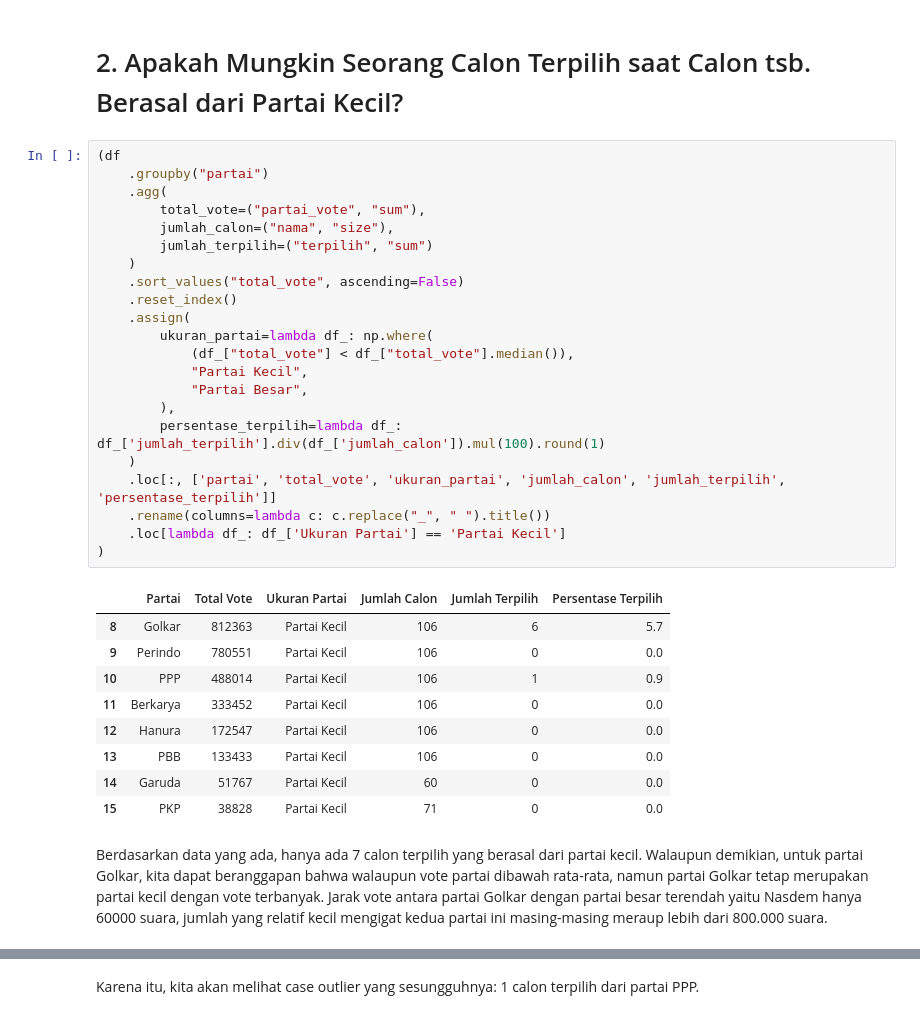
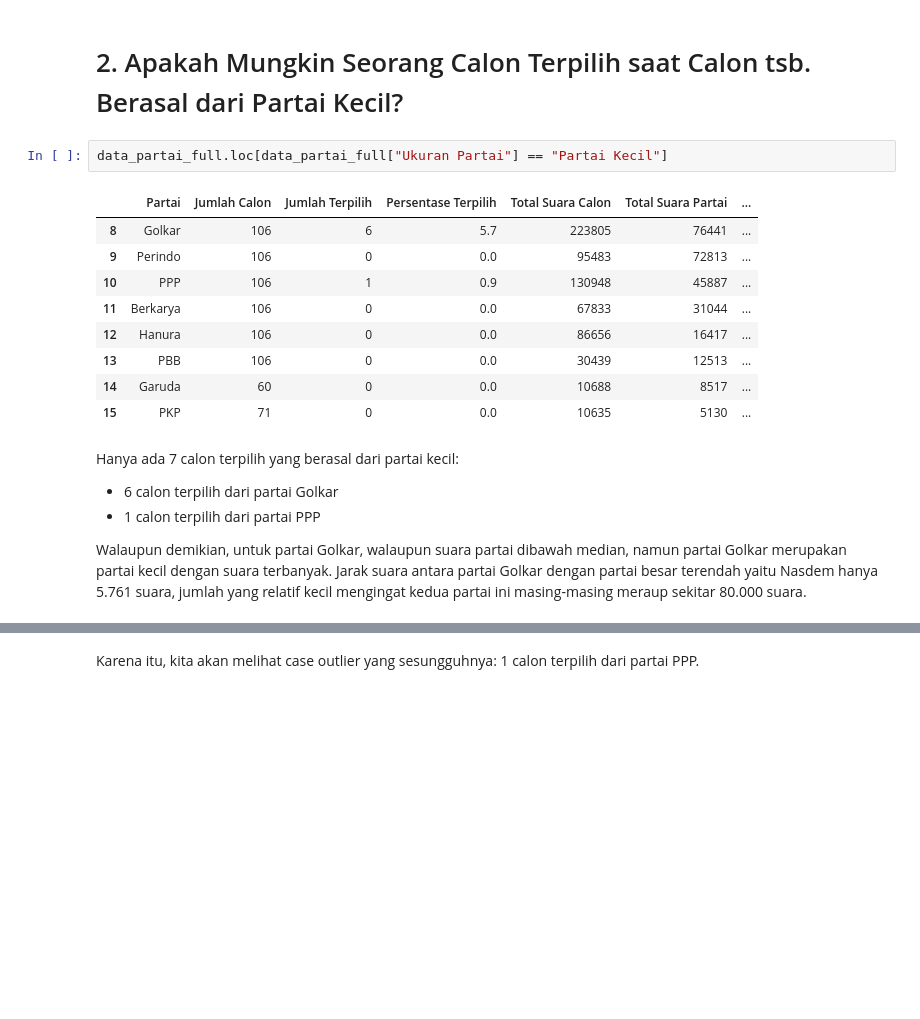
Before and after one commit to danjelito/pemilu-dki-2019, a Jupyter notebook: src/report.ipynb, the cells around one changed output, grey strips where cells are left out. Cells and saved outputs as stored; diff of their text form; blank space fills up the shorter version.

```diff
--- a/src/report.ipynb
+++ b/src/report.ipynb
@@ -257,37 +257,21 @@ Menurut temuan dari Survey Indikator Politik Indonesia dalam makalah berjudul "E
 [Referensi: Survey Indikator Politik Indonesia - Efek Popularitas Calon Legislatif Terhadap Elektabilitas Partai Jelang Pemilu 2014](https://www.indikator.co.id/uploads/20131014105703.20130730171101.INDIKATOR_Rilis_Survei_Efek_Calon_Terhadap_Partai.pdf)
 # %% [markdown]
 # 2. Apakah Mungkin Seorang Calon Terpilih saat Calon tsb. Berasal dari Partai Kecil?
-# %%
-(df
-    .groupby("partai")
-    .agg(
-        total_vote=("partai_vote", "sum"),
-        jumlah_calon=("nama", "size"),
-        jumlah_terpilih=("terpilih", "sum")
-    )
-    .sort_values("total_vote", ascending=False)
-    .reset_index()
-    .assign(
-        ukuran_partai=lambda df_: np.where(
-            (df_["total_vote"] < df_["total_vote"].median()),
-            "Partai Kecil",
-            "Partai Besar",
-        ),
-        persentase_terpilih=lambda df_: df_['jumlah_terpilih'].div(df_['jumlah_calon']).mul(100).round(1)
-    )
-    .loc[:, ['partai', 'total_vote', 'ukuran_partai', 'jumlah_calon', 'jumlah_terpilih', 'persentase_terpilih']]
-    .rename(columns=lambda c: c.replace("_", " ").title())
-    .loc[lambda df_: df_['Ukuran Partai'] == 'Partai Kecil']
-)
-# %% [output]
-|  | Partai | Total Vote | Ukuran Partai | Jumlah Calon | Jumlah Terpilih | Persentase Terpilih |
-| 8 | Golkar | 812363 | Partai Kecil | 106 | 6 | 5.7 |
-| 9 | Perindo | 780551 | Partai Kecil | 106 | 0 | 0.0 |
-| 10 | PPP | 488014 | Partai Kecil | 106 | 1 | 0.9 |
-| 11 | Berkarya | 333452 | Partai Kecil | 106 | 0 | 0.0 |
-| 12 | Hanura | 172547 | Partai Kecil | 106 | 0 | 0.0 |
-| 13 | PBB | 133433 | Partai Kecil | 106 | 0 | 0.0 |
-| 14 | Garuda | 51767 | Partai Kecil | 60 | 0 | 0.0 |
-| 15 | PKP | 38828 | Partai Kecil | 71 | 0 | 0.0 |
+# %%
+data_partai_full.loc[data_partai_full["Ukuran Partai"] == "Partai Kecil"]
+# %% [output]
+|  | Partai | Jumlah Calon | Jumlah Terpilih | Persentase Terpilih | Total Suara Calon | Total Suara Partai | ... |
+| 8 | Golkar | 106 | 6 | 5.7 | 223805 | 76441 | ... |
+| 9 | Perindo | 106 | 0 | 0.0 | 95483 | 72813 | ... |
+| 10 | PPP | 106 | 1 | 0.9 | 130948 | 45887 | ... |
+| 11 | Berkarya | 106 | 0 | 0.0 | 67833 | 31044 | ... |
+| 12 | Hanura | 106 | 0 | 0.0 | 86656 | 16417 | ... |
+| 13 | PBB | 106 | 0 | 0.0 | 30439 | 12513 | ... |
+| 14 | Garuda | 60 | 0 | 0.0 | 10688 | 8517 | ... |
+| 15 | PKP | 71 | 0 | 0.0 | 10635 | 5130 | ... |
 # %% [markdown]
-Berdasarkan data yang ada, hanya ada 7 calon terpilih yang berasal dari partai kecil. Walaupun demikian, untuk partai Golkar, kita dapat beranggapan bahwa walaupun vote partai dibawah rata-rata, namun partai Golkar tetap merupakan partai kecil dengan vote terbanyak. Jarak vote antara partai Golkar dengan partai besar terendah yaitu Nasdem hanya 60000 suara, jumlah yang relatif kecil mengigat kedua partai ini masing-masing meraup lebih dari 800.000 suara.
+Hanya ada 7 calon terpilih yang berasal dari partai kecil:
+- 6 calon terpilih dari partai Golkar
+- 1 calon terpilih dari partai PPP
+
+Walaupun demikian, untuk partai Golkar, walaupun suara partai dibawah median, namun partai Golkar merupakan partai kecil dengan suara terbanyak. Jarak suara antara partai Golkar dengan partai besar terendah yaitu Nasdem hanya 5.761 suara, jumlah yang relatif kecil mengingat kedua partai ini masing-masing meraup sekitar 80.000 suara.
```
Also changed, not shown: parts of 12 cells of this notebook.
